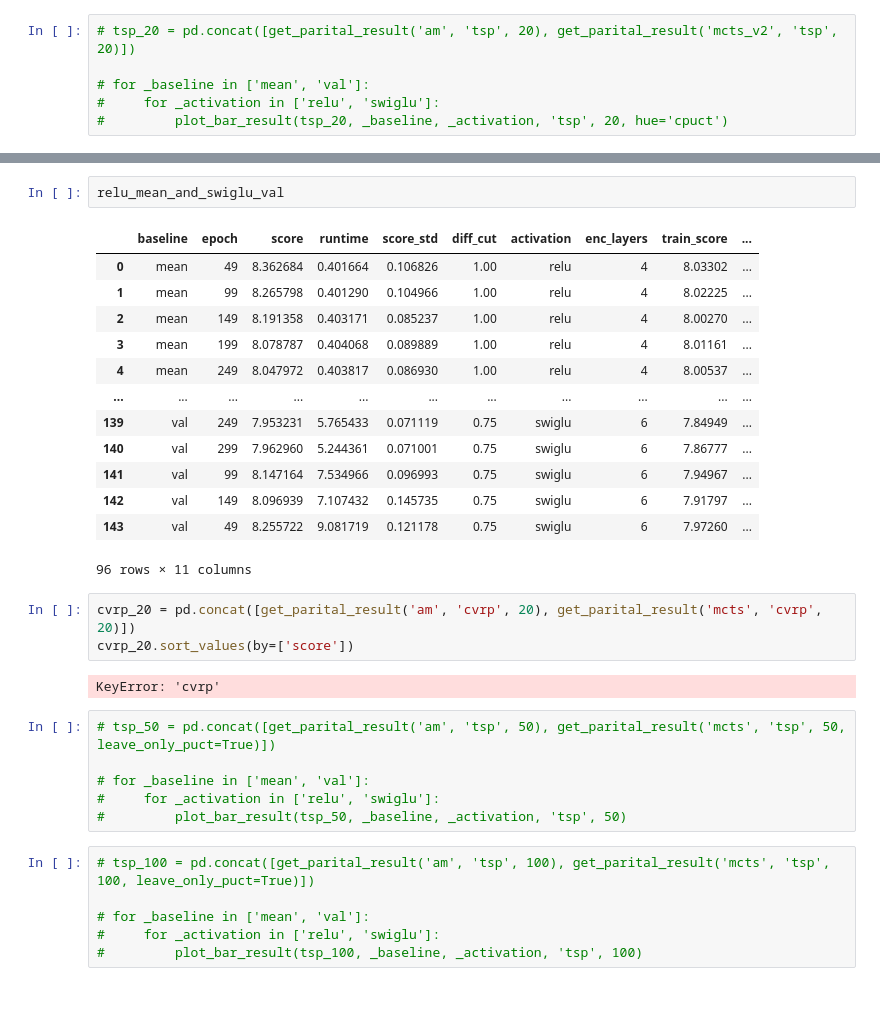
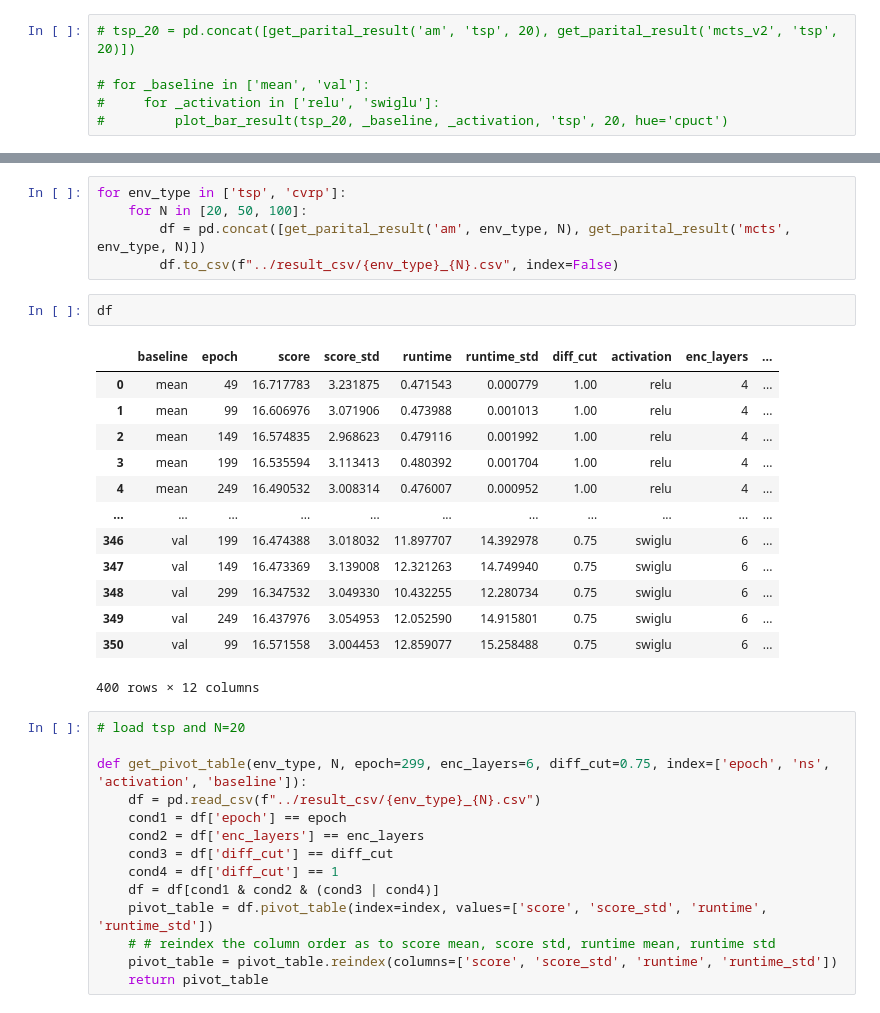
Before and after one commit to glistering96/AlphaRouter, a Jupyter notebook: notebooks/result_plot.ipynb, the cells around one changed output, grey strips where cells are left out. Drawn from its saved outputs; the diff is of its cells as text.

```diff
--- a/notebooks/result_plot.ipynb
+++ b/notebooks/result_plot.ipynb
@@ -350,33 +253,35 @@ relu_mean_and_swiglu_val.pivot_table(index=['epoch'], values=['score', 'runtime'
-# %%
-relu_mean_and_swiglu_val
-# %% [output]
-|  | baseline | epoch | score | runtime | score_std | diff_cut | activation | enc_layers | train_score | ... |
-| 0 | mean | 49 | 8.362684 | 0.401664 | 0.106826 | 1.00 | relu | 4 | 8.03302 | ... |
-| 1 | mean | 99 | 8.265798 | 0.401290 | 0.104966 | 1.00 | relu | 4 | 8.02225 | ... |
-| 2 | mean | 149 | 8.191358 | 0.403171 | 0.085237 | 1.00 | relu | 4 | 8.00270 | ... |
-| 3 | mean | 199 | 8.078787 | 0.404068 | 0.089889 | 1.00 | relu | 4 | 8.01161 | ... |
-| 4 | mean | 249 | 8.047972 | 0.403817 | 0.086930 | 1.00 | relu | 4 | 8.00537 | ... |
-| ... | ... | ... | ... | ... | ... | ... | ... | ... | ... | ... |
-| 139 | val | 249 | 7.953231 | 5.765433 | 0.071119 | 0.75 | swiglu | 6 | 7.84949 | ... |
-| 140 | val | 299 | 7.962960 | 5.244361 | 0.071001 | 0.75 | swiglu | 6 | 7.86777 | ... |
-| 141 | val | 99 | 8.147164 | 7.534966 | 0.096993 | 0.75 | swiglu | 6 | 7.94967 | ... |
-| 142 | val | 149 | 8.096939 | 7.107432 | 0.145735 | 0.75 | swiglu | 6 | 7.91797 | ... |
-| 143 | val | 49 | 8.255722 | 9.081719 | 0.121178 | 0.75 | swiglu | 6 | 7.97260 | ... |
-96 rows × 11 columns
-# %%
-cvrp_20 = pd.concat([get_parital_result('am', 'cvrp', 20), get_parital_result('mcts', 'cvrp', 20)])
-cvrp_20.sort_values(by=['score'])
-# %% [output]
-KeyError: 'cvrp'
-# %%
-# tsp_50 = pd.concat([get_parital_result('am', 'tsp', 50), get_parital_result('mcts', 'tsp', 50, leave_only_puct=True)])
-
-# for _baseline in ['mean', 'val']:
-#     for _activation in ['relu', 'swiglu']:
-#         plot_bar_result(tsp_50, _baseline, _activation, 'tsp', 50)
-# %%
-# tsp_100 = pd.concat([get_parital_result('am', 'tsp', 100), get_parital_result('mcts', 'tsp', 100, leave_only_puct=True)])
-
-# for _baseline in ['mean', 'val']:
-#     for _activation in ['relu', 'swiglu']:
-#         plot_bar_result(tsp_100, _baseline, _activation, 'tsp', 100)
+# %%
+for env_type in ['tsp', 'cvrp']:
+    for N in [20, 50, 100]:
+        df = pd.concat([get_parital_result('am', env_type, N), get_parital_result('mcts', env_type, N)])
+        df.to_csv(f"../result_csv/{env_type}_{N}.csv", index=False)
+# %%
+df
+# %% [output]
+|  | baseline | epoch | score | score_std | runtime | runtime_std | diff_cut | activation | enc_layers | ... |
+| 0 | mean | 49 | 16.717783 | 3.231875 | 0.471543 | 0.000779 | 1.00 | relu | 4 | ... |
+| 1 | mean | 99 | 16.606976 | 3.071906 | 0.473988 | 0.001013 | 1.00 | relu | 4 | ... |
+| 2 | mean | 149 | 16.574835 | 2.968623 | 0.479116 | 0.001992 | 1.00 | relu | 4 | ... |
+| 3 | mean | 199 | 16.535594 | 3.113413 | 0.480392 | 0.001704 | 1.00 | relu | 4 | ... |
+| 4 | mean | 249 | 16.490532 | 3.008314 | 0.476007 | 0.000952 | 1.00 | relu | 4 | ... |
+| ... | ... | ... | ... | ... | ... | ... | ... | ... | ... | ... |
+| 346 | val | 199 | 16.474388 | 3.018032 | 11.897707 | 14.392978 | 0.75 | swiglu | 6 | ... |
+| 347 | val | 149 | 16.473369 | 3.139008 | 12.321263 | 14.749940 | 0.75 | swiglu | 6 | ... |
+| 348 | val | 299 | 16.347532 | 3.049330 | 10.432255 | 12.280734 | 0.75 | swiglu | 6 | ... |
+| 349 | val | 249 | 16.437976 | 3.054953 | 12.052590 | 14.915801 | 0.75 | swiglu | 6 | ... |
+| 350 | val | 99 | 16.571558 | 3.004453 | 12.859077 | 15.258488 | 0.75 | swiglu | 6 | ... |
+400 rows × 12 columns
+# %%
+# load tsp and N=20
+
+def get_pivot_table(env_type, N, epoch=299, enc_layers=6, diff_cut=0.75, index=['epoch', 'ns', 'activation', 'baseline']):
+    df = pd.read_csv(f"../result_csv/{env_type}_{N}.csv")
+    cond1 = df['epoch'] == epoch
+    cond2 = df['enc_layers'] == enc_layers
+    cond3 = df['diff_cut'] == diff_cut
+    cond4 = df['diff_cut'] == 1
+    df = df[cond1 & cond2 & (cond3 | cond4)]
+    pivot_table = df.pivot_table(index=index, values=['score', 'score_std', 'runtime', 'runtime_std'])
+    # # reindex the column order as to score mean, score std, runtime mean, runtime std
+    pivot_table = pivot_table.reindex(columns=['score', 'score_std', 'runtime', 'runtime_std'])
+    return pivot_table
```
Also changed, not shown: parts of 17 cells of this notebook.
